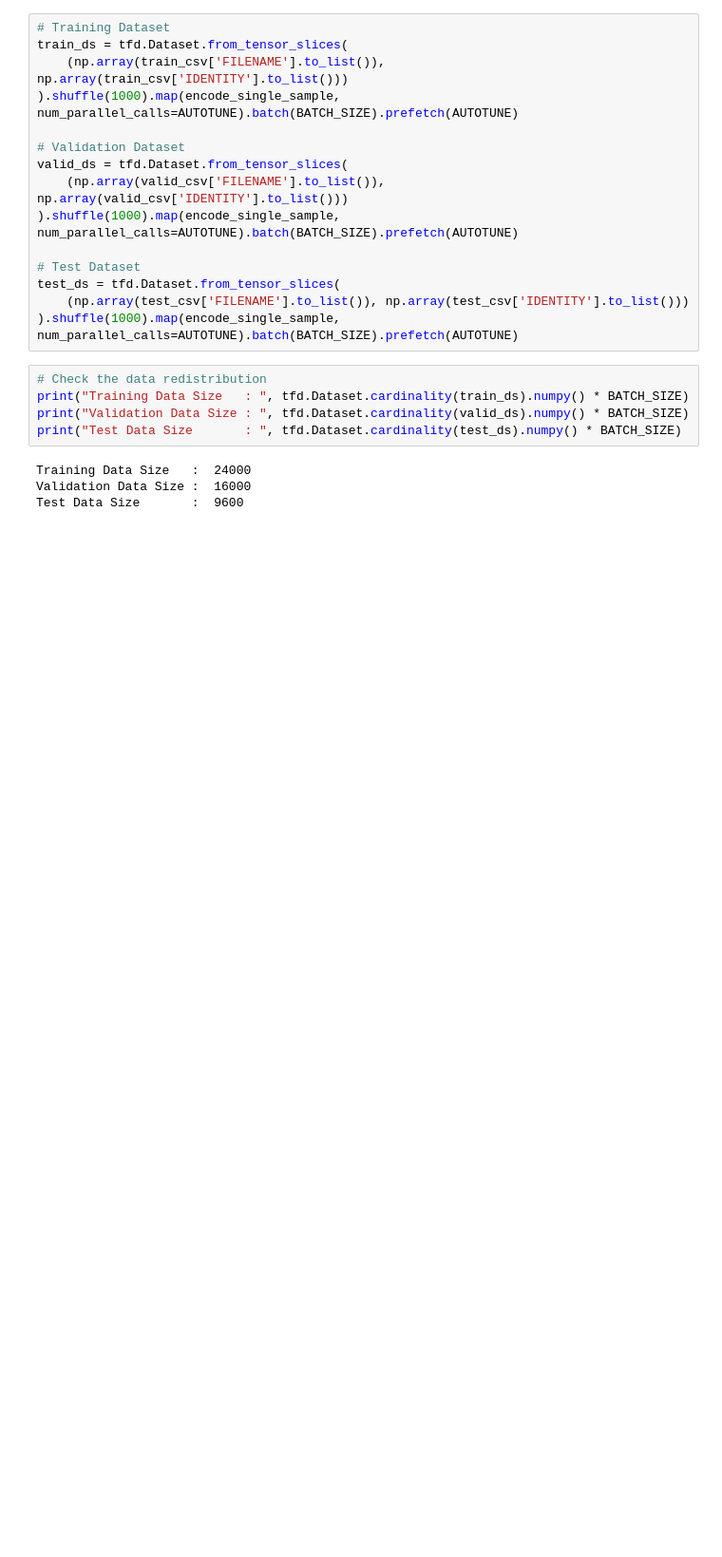
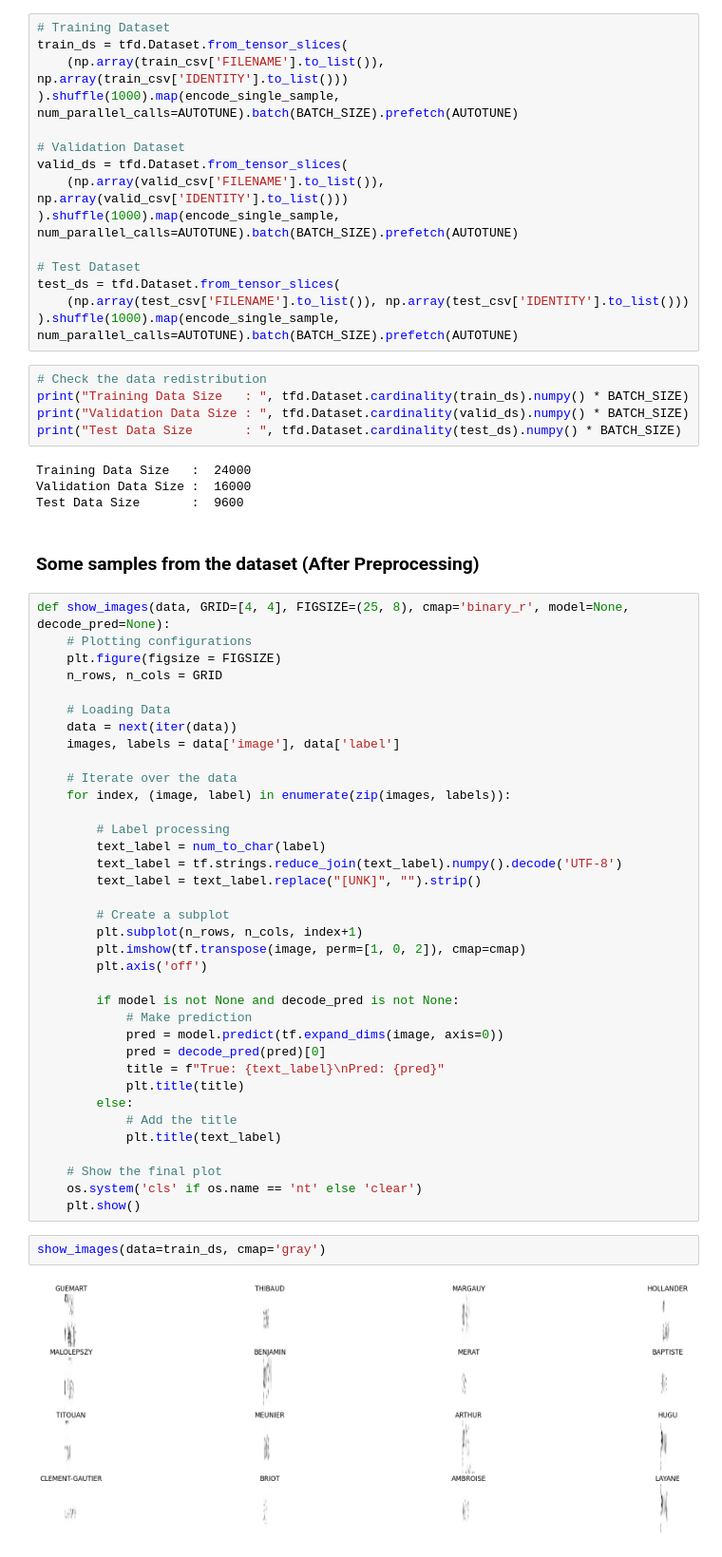
Before and after one commit to ParthBiyani/Handwritten_OCR, a Jupyter notebook: Handwritten_OCR.ipynb, the cells around one changed output. Shown at 95% size. Drawn from its saved outputs; the diff is of its cells as text; blank space fills up the shorter version.

Commit message:
Some samples shown from the dataset

```diff
--- a/Handwritten_OCR.ipynb
+++ b/Handwritten_OCR.ipynb
@@ -182,3 +182,45 @@ print("Test Data Size       : ", tfd.Dataset.cardinality(test_ds).numpy() * BATC
 Training Data Size   :  24000
 Validation Data Size :  16000
 Test Data Size       :  9600
+# %% [markdown]
+### Some samples from the dataset (After Preprocessing)
+# %%
+def show_images(data, GRID=[4, 4], FIGSIZE=(25, 8), cmap='binary_r', model=None, decode_pred=None):
+    # Plotting configurations
+    plt.figure(figsize = FIGSIZE)
+    n_rows, n_cols = GRID
+
+    # Loading Data
+    data = next(iter(data))
+    images, labels = data['image'], data['label']
+
+    # Iterate over the data
+    for index, (image, label) in enumerate(zip(images, labels)):
+
+        # Label processing
+        text_label = num_to_char(label)
+        text_label = tf.strings.reduce_join(text_label).numpy().decode('UTF-8')
+        text_label = text_label.replace("[UNK]", "").strip()
+
+        # Create a subplot
+        plt.subplot(n_rows, n_cols, index+1)
+        plt.imshow(tf.transpose(image, perm=[1, 0, 2]), cmap=cmap)
+        plt.axis('off')
+
+        if model is not None and decode_pred is not None:
+            # Make prediction
+            pred = model.predict(tf.expand_dims(image, axis=0))
+            pred = decode_pred(pred)[0]
+            title = f"True: {text_label}\nPred: {pred}"
+            plt.title(title)
+        else:
+            # Add the title
+            plt.title(text_label)
+
+    # Show the final plot
+    os.system('cls' if os.name == 'nt' else 'clear')
+    plt.show()
+# %%
+show_images(data=train_ds, cmap='gray')
+# %% [output]
+[figure, added]
```
